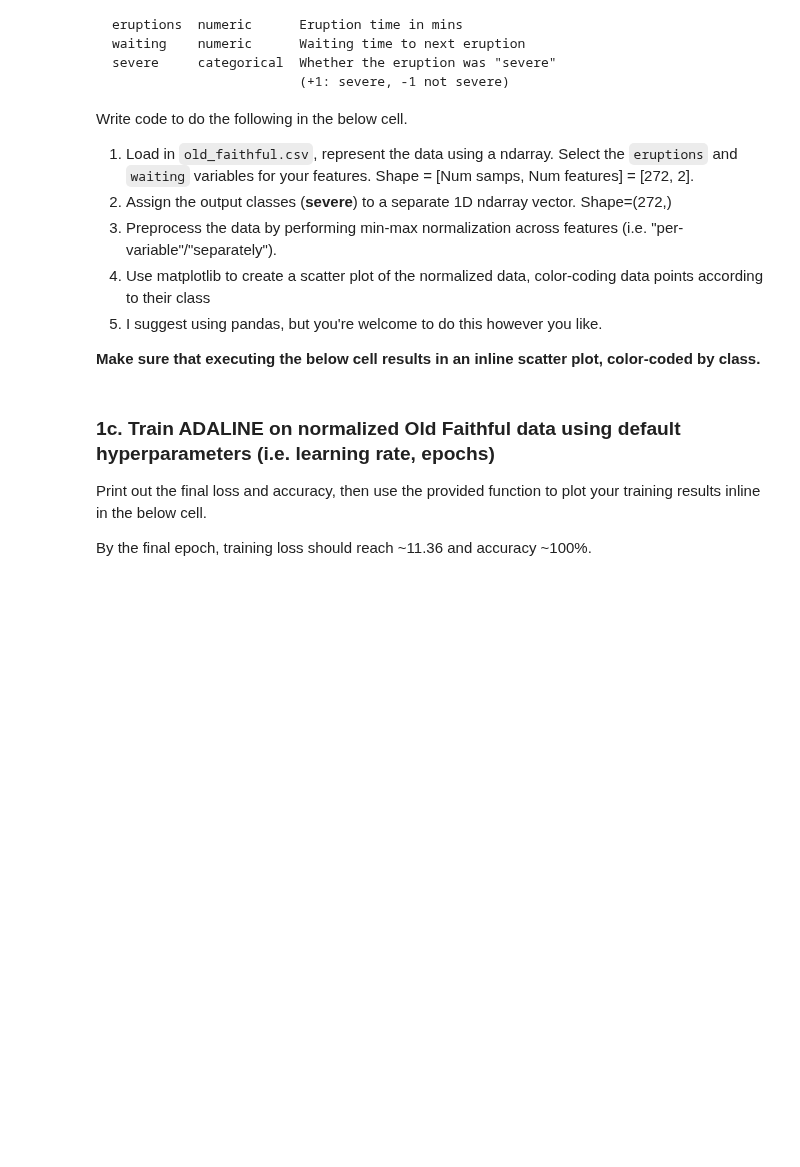
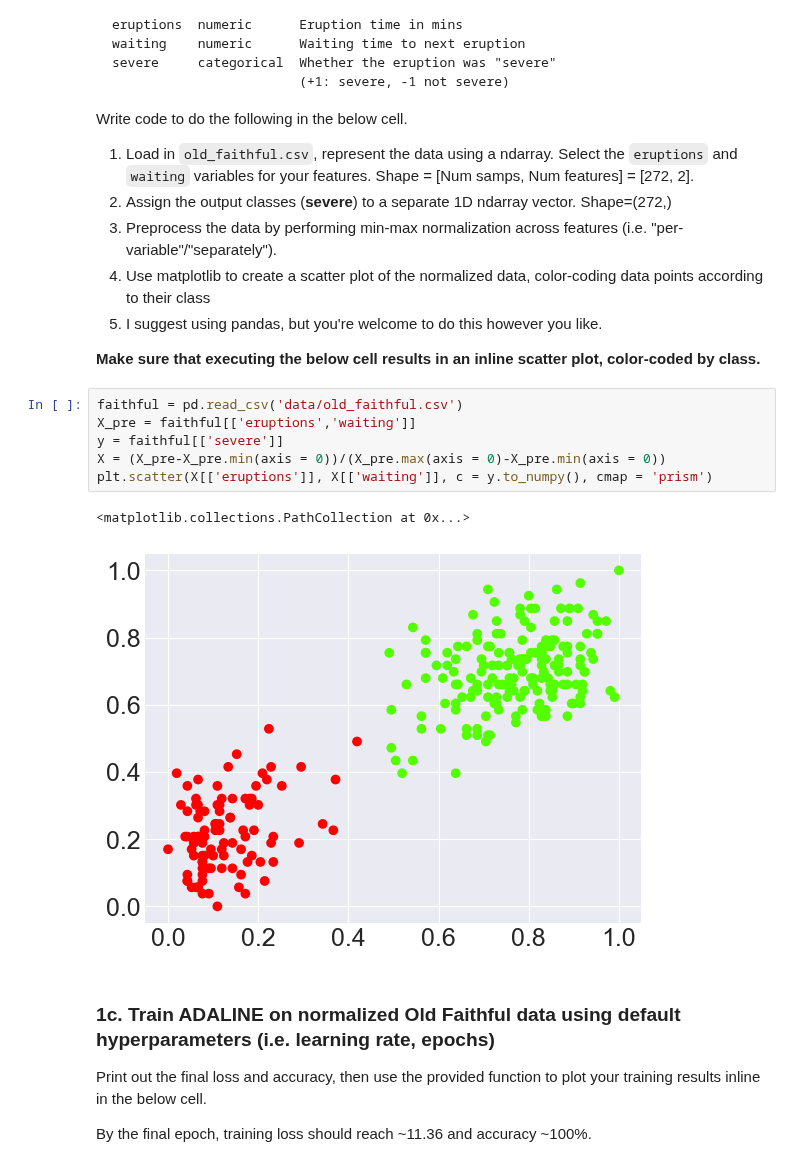
Before and after one commit to GhailanFadah/Neural-Networks, a Jupyter notebook: binary_classification.ipynb, the cells around one changed output. Saved outputs shown, nothing was run; the diff lists cells and outputs as text; blank space fills up the shorter version.

```diff
--- a/binary_classification.ipynb
+++ b/binary_classification.ipynb
@@ -191,6 +188,15 @@ Write code to do the following in the below cell.
 5. I suggest using pandas, but you're welcome to do this however you like.
 
 **Make sure that executing the below cell results in an inline scatter plot, color-coded by class.**
+# %%
+faithful = pd.read_csv('data/old_faithful.csv')
+X_pre = faithful[['eruptions','waiting']]
+y = faithful[['severe']]
+X = (X_pre-X_pre.min(axis = 0))/(X_pre.max(axis = 0)-X_pre.min(axis = 0))
+plt.scatter(X[['eruptions']], X[['waiting']], c = y.to_numpy(), cmap = 'prism')
+# %% [output]
+<matplotlib.collections.PathCollection at 0x...>
+[figure, added]
 # %% [markdown]
 ### 1c. Train ADALINE on normalized Old Faithful data using default hyperparameters (i.e. learning rate, epochs)
 
```
Also changed, not shown: parts of 12 cells of this notebook, 4 other files.
